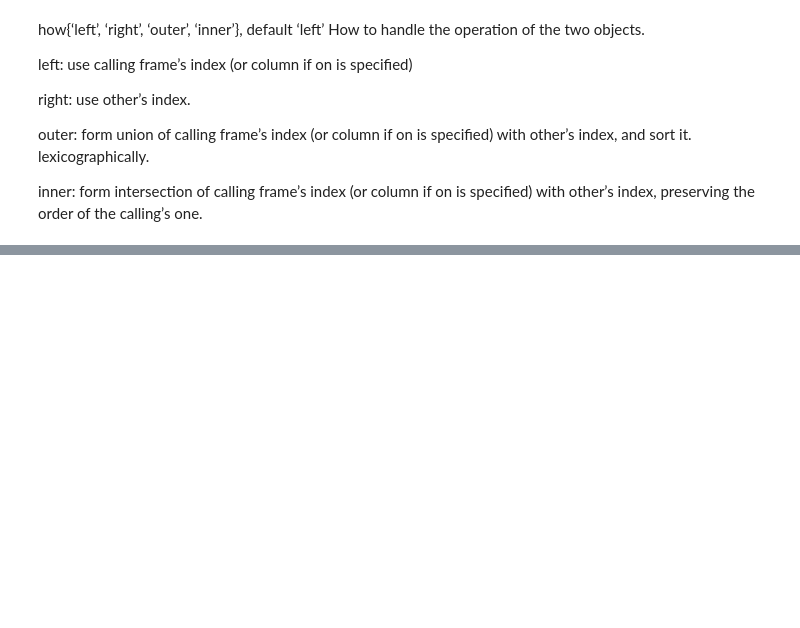
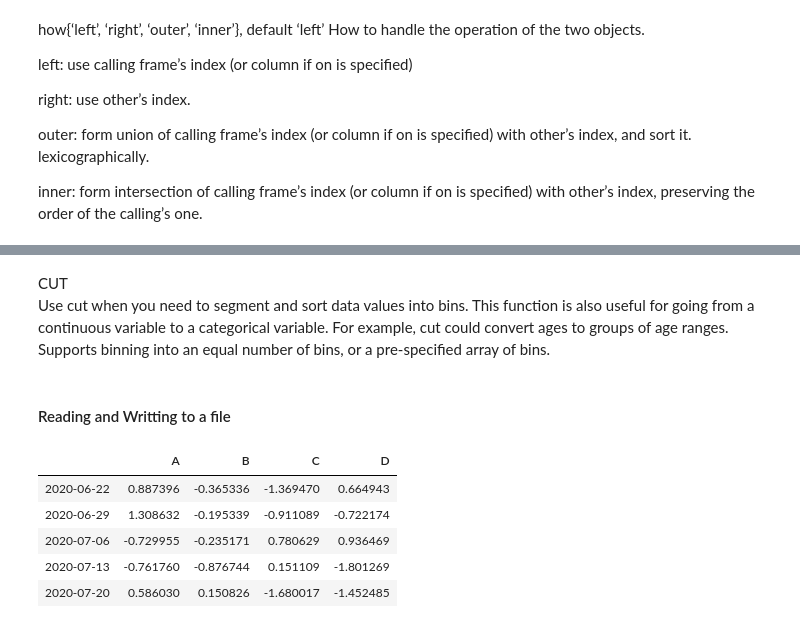
Before and after one commit to dsreenat/sperloon, a Jupyter notebook: Python Pandas.ipynb, the cells around one changed output, grey strips where cells are left out. Saved outputs shown, nothing was run; the diff lists cells and outputs as text; code cells hidden in the pictures; blank space fills up the shorter version.

```diff
--- a/Python Pandas.ipynb
+++ b/Python Pandas.ipynb
@@ -677,0 +840,14 @@ inner: form intersection of calling frame’s index (or column if on is specifie
+# %% [markdown]
+CUT <br>
+Use cut when you need to segment and sort data values into bins. This function is also useful for going from a continuous variable to a categorical variable. For example, cut could convert ages to groups of age ranges. Supports binning into an equal number of bins, or a pre-specified array of bins.
+# %% [markdown]
+#### Reading and Writting to a file
+# %%
+df1.head()
+# %% [output]
+|  | A | B | C | D |
+| 2020-06-22 | 0.887396 | -0.365336 | -1.369470 | 0.664943 |
+| 2020-06-29 | 1.308632 | -0.195339 | -0.911089 | -0.722174 |
+| 2020-07-06 | -0.729955 | -0.235171 | 0.780629 | 0.936469 |
+| 2020-07-13 | -0.761760 | -0.876744 | 0.151109 | -1.801269 |
+| 2020-07-20 | 0.586030 | 0.150826 | -1.680017 | -1.452485 |
```
Also changed, not shown: parts of 45 cells of this notebook, 1 other file.
